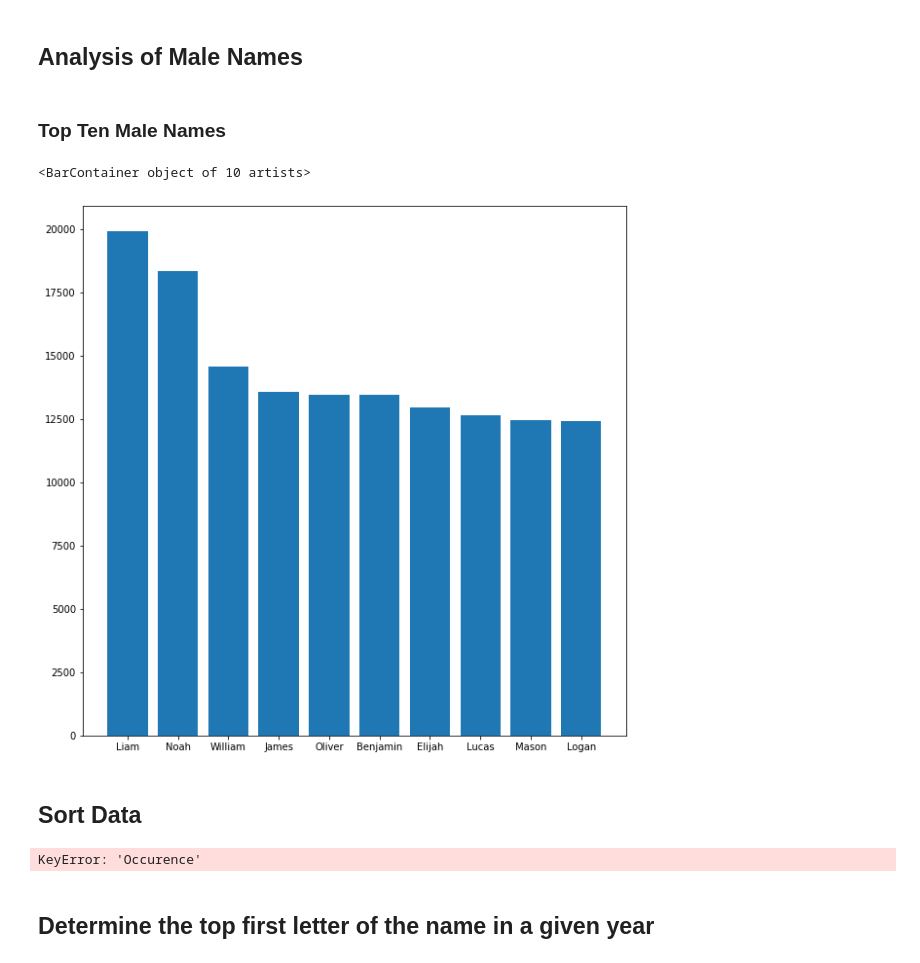
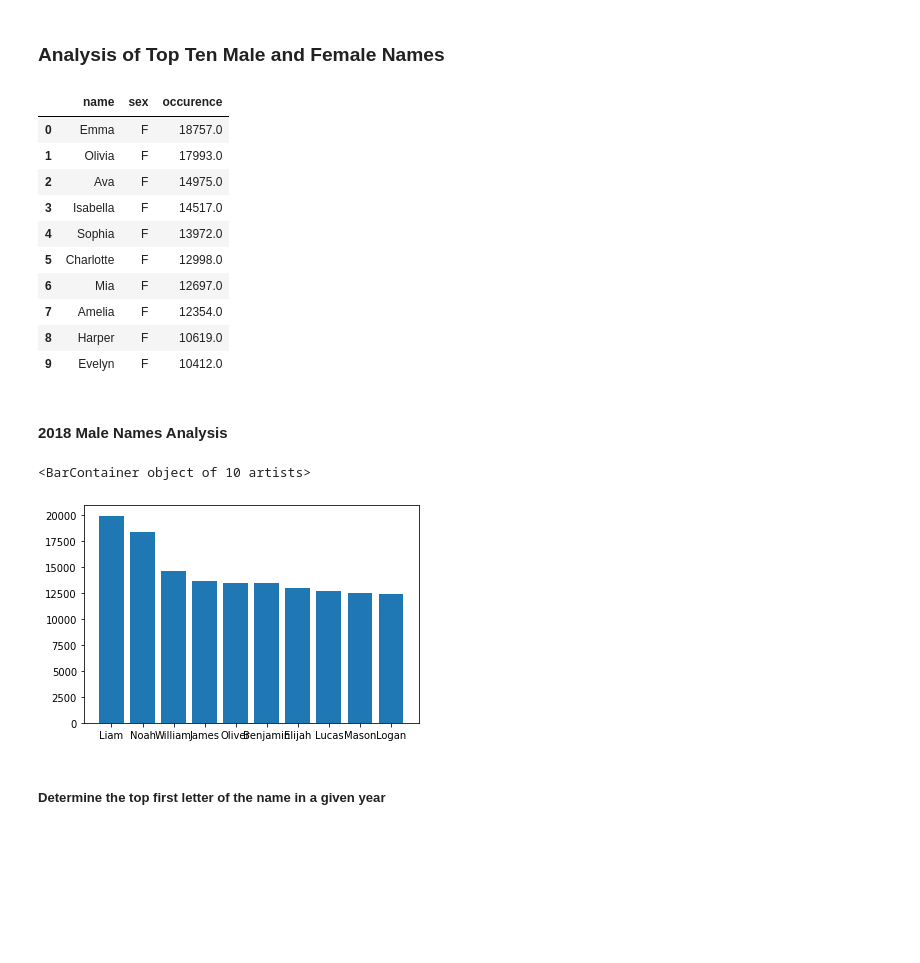
Before and after one commit to arjneal/DataScience, a Jupyter notebook: data_analytics/jupyter_notebooks/babynames.ipynb, the cells around one changed output. Drawn from its saved outputs; the diff is of its cells as text; code cells hidden in the pictures; blank space fills up the shorter version.

Commit message:
Progress on Analysis of 2018 Females names

```diff
--- a/data_analytics/jupyter_notebooks/babynames.ipynb
+++ b/data_analytics/jupyter_notebooks/babynames.ipynb
@@ -26,5 +33,4 @@ def read_csv_rows(filename: str) -> list[dict[str, str]]:
 # %%
 # Read CSV Data Generated from Social Security Administration on Most Popular Baby Names - 2018
 SURVEY_DATA_CSV_FILE_PATH: str = "../data/yob2018.csv"
-data = pd.read_csv(SURVEY_DATA_CSV_FILE_PATH, names = ['name', 'sex', 'ocurence'])
-data
+data = pd.read_csv(SURVEY_DATA_CSV_FILE_PATH, names = ['name', 'sex', 'occurence'])
@@ -45,30 +37,38 @@ data
 # %% [markdown]
-## Analysis of Male Names
+### Analysis of Top Ten Male and Female Names
 # %%
 # Assign null value to all names assigned sex of female at birth
 male_data = data.mask(data['sex'] == 'F')
 # # Drop the null values
 # male_data = pd.DataFrame(male_data.Sex.notnull())
 male_data = male_data.dropna()
-male_data
-top_ten = male_data.head(10)
+top_ten_male = male_data.head(10)
+
+# --- Mask Male Data ----
+female_data = data.mask(data['sex'] == 'M').dropna()
+top_ten_female = female_data.head(10)
+top_ten_female
+# %% [output]
+|  | name | sex | occurence |
+| 0 | Emma | F | 18757.0 |
+| 1 | Olivia | F | 17993.0 |
+| 2 | Ava | F | 14975.0 |
+| 3 | Isabella | F | 14517.0 |
+| 4 | Sophia | F | 13972.0 |
+| 5 | Charlotte | F | 12998.0 |
+| 6 | Mia | F | 12697.0 |
+| 7 | Amelia | F | 12354.0 |
+| 8 | Harper | F | 10619.0 |
+| 9 | Evelyn | F | 10412.0 |
 # %% [markdown]
-### Top Ten Male Names
+#### 2018 Male Names Analysis
 # %%
 matplotlib.rcParams['figure.figsize'] = [10, 10]
 from matplotlib import pyplot as plt
-plt.bar(top_ten.name, top_ten.ocurence)
+plt.bar(top_ten_male.name, top_ten_male.occurence)
 # %% [output]
 <BarContainer object of 10 artists>
-[figure, old version]
+[figure, new version]
-# %% [markdown]
-## Sort Data
-# %%
-# Sort the data by top values
-male_data = male_data.sort_values('Occurence', ascending=False)
-top_five = male_data.head(10)
-# %% [output]
-KeyError: 'Occurence'
 # %% [markdown]
-## Determine the top first letter of the name in a given year
+##### Determine the top first letter of the name in a given year
 # %%
```
Also changed, not shown: parts of 10 cells of this notebook.
